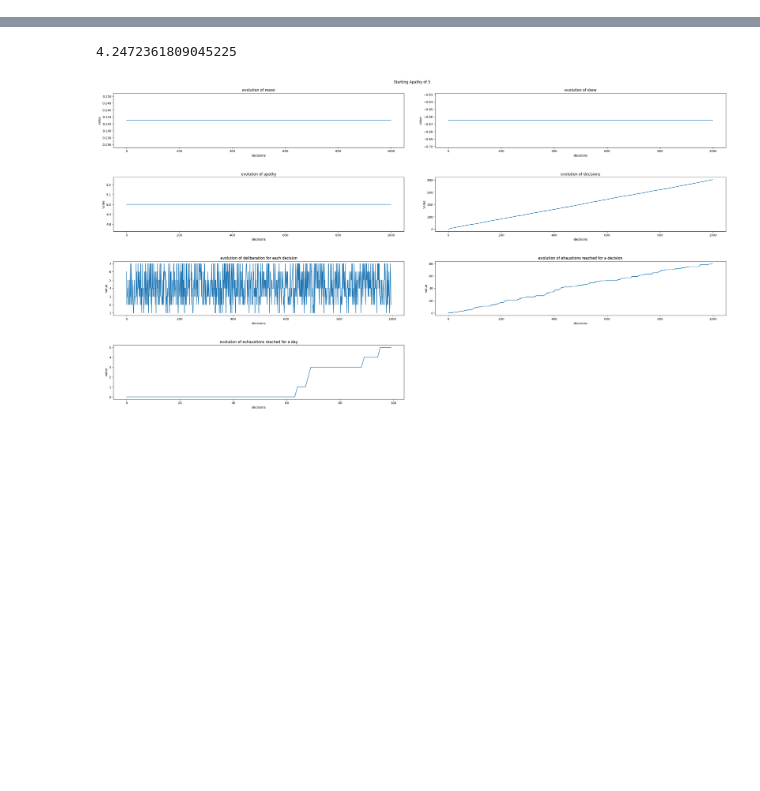
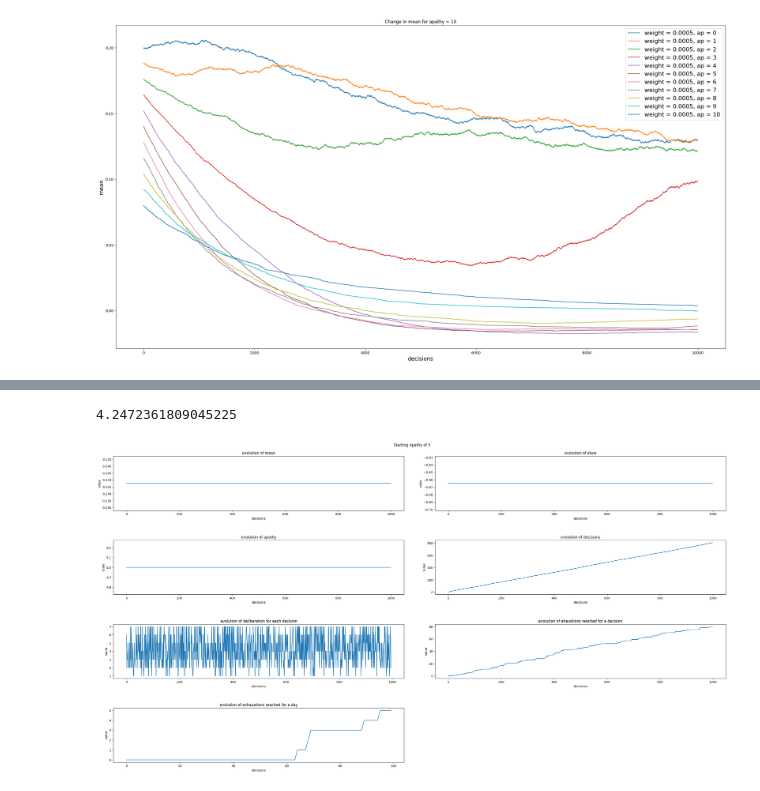
Before and after one commit to JakeLynas/Level_4_Proj, a Jupyter notebook: Main_Code/learning.ipynb, the cells around one changed output, grey strips where cells are left out. Saved outputs shown, nothing was run; the diff lists cells and outputs as text; code cells hidden in the pictures; blank space fills up the shorter version.

```diff
--- a/Main_Code/learning.ipynb
+++ b/Main_Code/learning.ipynb
@@ -247 +277,28 @@ pos_th, neg_th, en_th = 0.4, 0.6, 10
+# %%
+days = 1000
+
+var,var_no  =0.2,0.1
+
+plt.rcParams["figure.figsize"] = (30, 16)
+
+x = np.arange(0,days*10)
+
+
+#ap=np.arange(0,11)
+w = np.arange(0,0.002,0.0002)
+w=[0.0005]
+ap = np.arange(0,11,1)
+#ap = [10]
+for i in w:
+    for j in ap:
+        out = day_decisions(j , days, var, var_no, i)[0]
+        plt.plot(x, out, label = 'weight = {}, ap = {}'.format(i,j))
+
+plt.legend(prop={'size': 16})
+plt.xlabel('decisions', fontsize='15')
+plt.ylabel('mean', fontsize='15')
+plt.title('Change in mean for apathy = 10')
+plt.show()
+# %% [output]
+[figure, added]
 # %%
```
Also changed, not shown: parts of 19 cells of this notebook.
